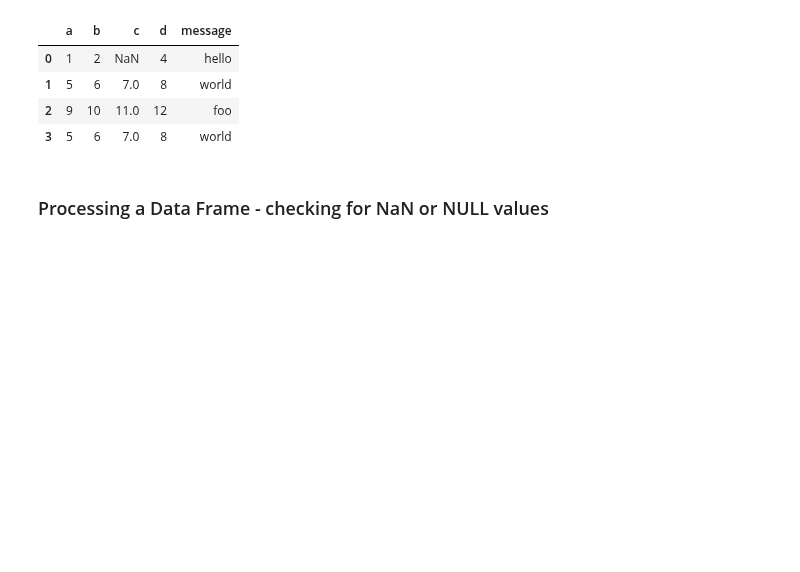
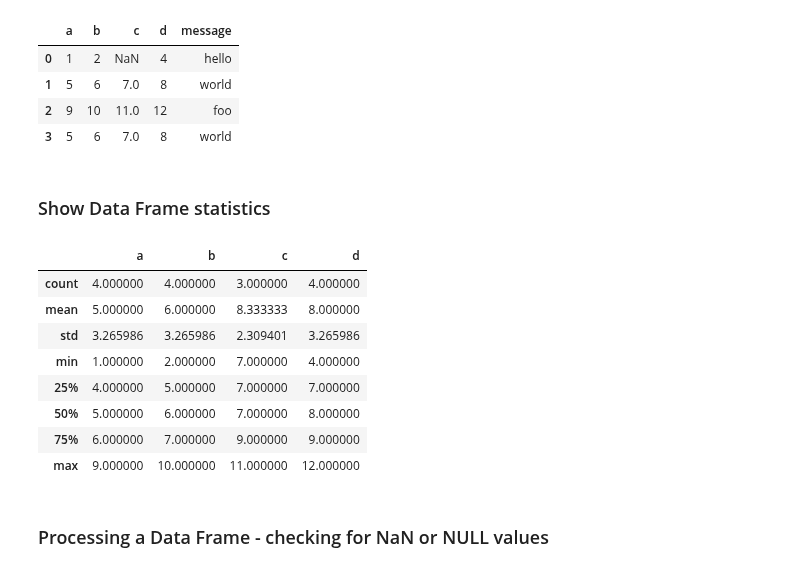
Before and after one commit to cxrvxxxx/data-analytics, a Jupyter notebook: brent/Data Analytics 1 notes.ipynb, the cells around one changed output. Drawn from its saved outputs; the diff is of its cells as text; code cells hidden in the pictures; blank space fills up the shorter version.

```diff
--- a/brent/Data Analytics 1 notes.ipynb
+++ b/brent/Data Analytics 1 notes.ipynb
@@ -20,6 +20,20 @@ df
 | 1 | 5 | 6 | 7.0 | 8 | world |
 | 2 | 9 | 10 | 11.0 | 12 | foo |
 | 3 | 5 | 6 | 7.0 | 8 | world |
+# %% [markdown]
+<h3>Show Data Frame statistics</h3>
+# %%
+df.describe()
+# %% [output]
+|  | a | b | c | d |
+| count | 4.000000 | 4.000000 | 3.000000 | 4.000000 |
+| mean | 5.000000 | 6.000000 | 8.333333 | 8.000000 |
+| std | 3.265986 | 3.265986 | 2.309401 | 3.265986 |
+| min | 1.000000 | 2.000000 | 7.000000 | 4.000000 |
+| 25% | 4.000000 | 5.000000 | 7.000000 | 7.000000 |
+| 50% | 5.000000 | 6.000000 | 7.000000 | 8.000000 |
+| 75% | 6.000000 | 7.000000 | 9.000000 | 9.000000 |
+| max | 9.000000 | 10.000000 | 11.000000 | 12.000000 |
 # %% [markdown]
 <h3>Processing a Data Frame - checking for NaN or NULL values</h3>
 # %%
```
